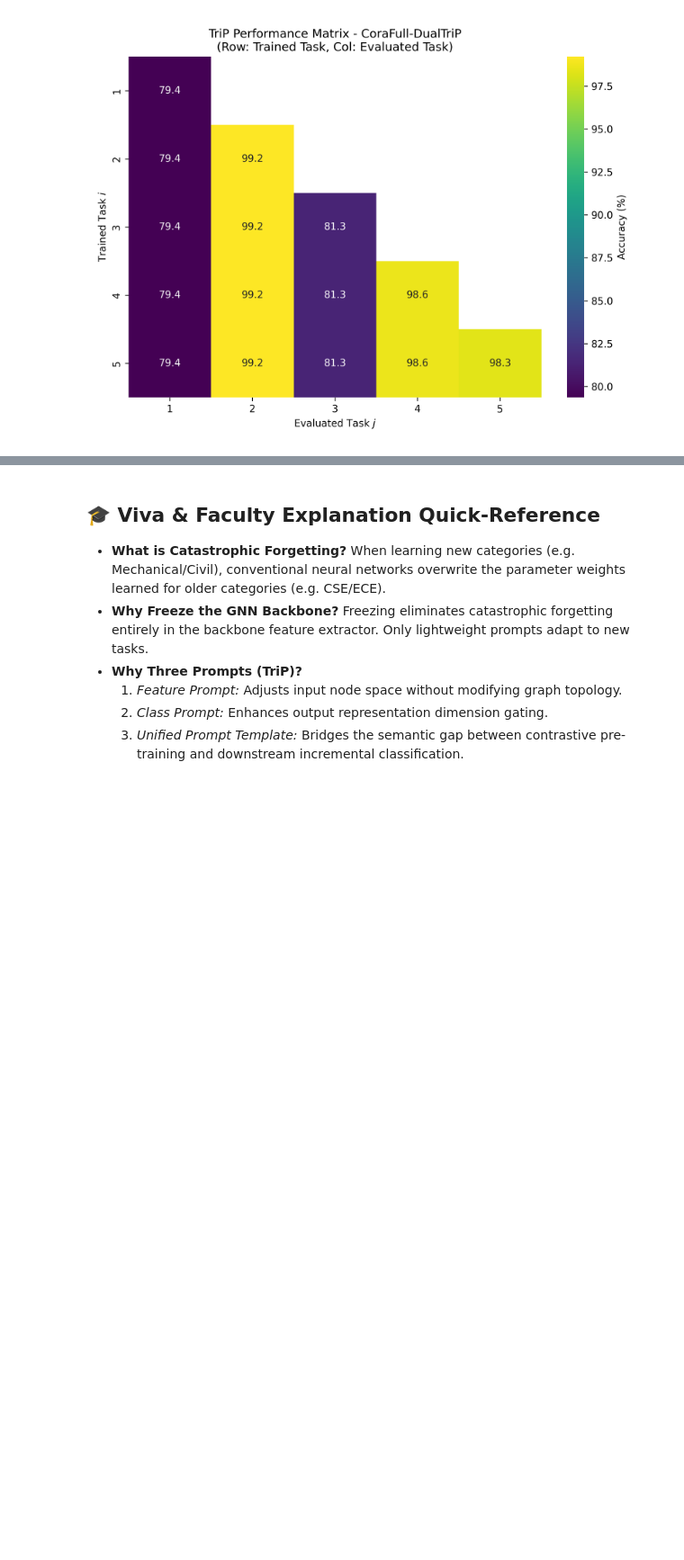
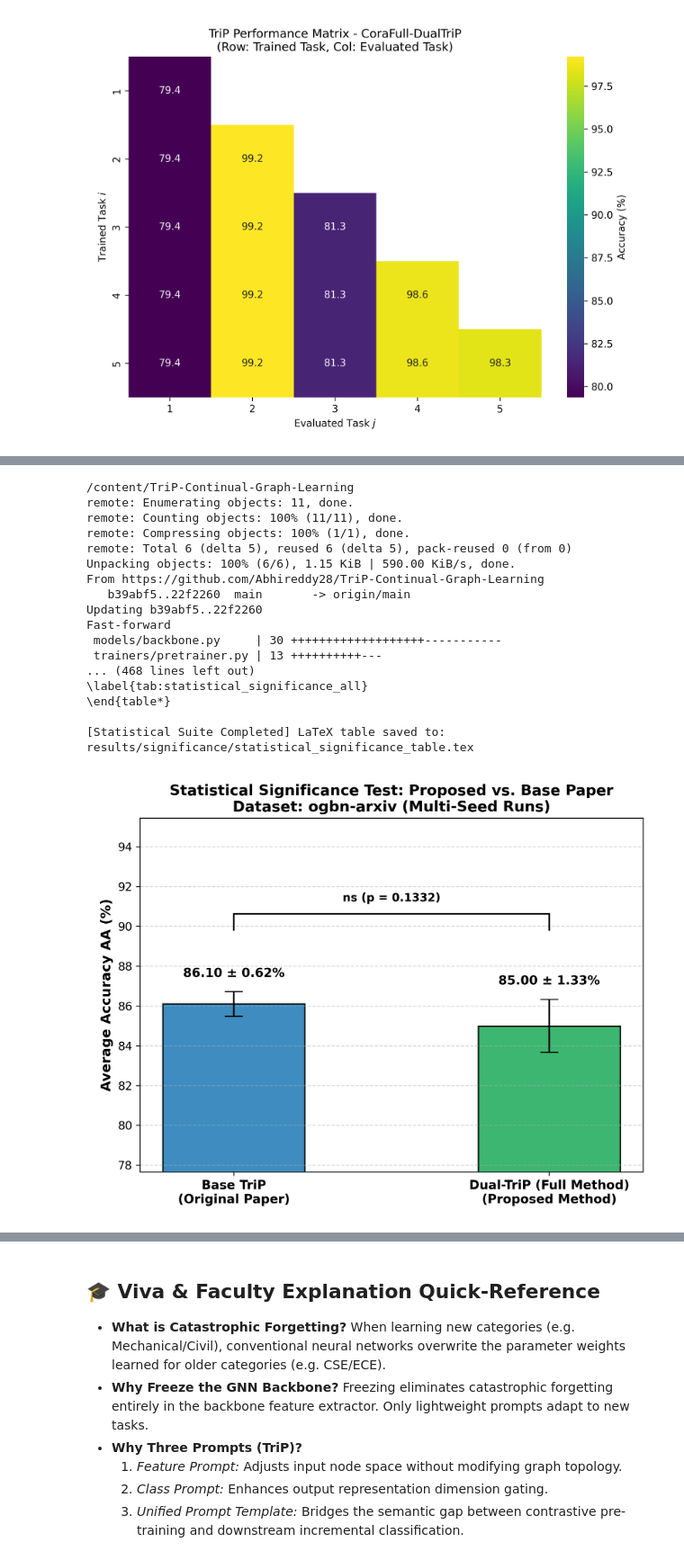
Before and after one commit to Abhireddy28/TriP-Continual-Graph-Learning, a Jupyter notebook: notebooks/TriP_Colab_Runner.ipynb, the cells around one changed output, grey strips where cells are left out. Shown at 90% size. Cells and saved outputs as stored; diff of their text form; code cells hidden in the pictures; blank space fills up the shorter version.

```diff
--- a/notebooks/TriP_Colab_Runner.ipynb
+++ b/notebooks/TriP_Colab_Runner.ipynb
@@ -700,0 +827,35 @@ LaTeX table saved to: results/CoraFull_significance_table.tex
+# %%
+# 1. Pull the mathematical memory fix
+%cd /content/TriP-Continual-Graph-Learning
+!git pull
+
+# 2. Run Statistical Significance on OGBN-Arxiv (1.16M edges)
+!python run_statistical_significance.py --dataset arxiv --seeds 42 123 456 --max_tasks 5
+
+# 3. Display the generated OGBN-Arxiv statistical significance chart
+from IPython.display import Image, display
+display(Image("results/significance/ogbn-arxiv_statistical_significance.png"))
+
+# 4. Download chart and LaTeX table
+from google.colab import files
+files.download("results/significance/ogbn-arxiv_statistical_significance.png")
+files.download("results/significance/statistical_significance_table.tex")
+# %% [output]
+/content/TriP-Continual-Graph-Learning
+remote: Enumerating objects: 11, done.
+remote: Counting objects: 100% (11/11), done.
+remote: Compressing objects: 100% (1/1), done.
+remote: Total 6 (delta 5), reused 6 (delta 5), pack-reused 0 (from 0)
+Unpacking objects: 100% (6/6), 1.15 KiB | 590.00 KiB/s, done.
+From https://github.com/Abhireddy28/TriP-Continual-Graph-Learning
+   b39abf5..22f2260  main       -> origin/main
+Updating b39abf5..22f2260
+Fast-forward
+ models/backbone.py     | 30 +++++++++++++++++++-----------
+ trainers/pretrainer.py | 13 ++++++++++---
+... (468 lines left out)
+\label{tab:statistical_significance_all}
+\end{table*}
+
+[Statistical Suite Completed] LaTeX table saved to: results/significance/statistical_significance_table.tex
+[figure, added]
```
Also changed, not shown: parts of 10 cells of this notebook.
